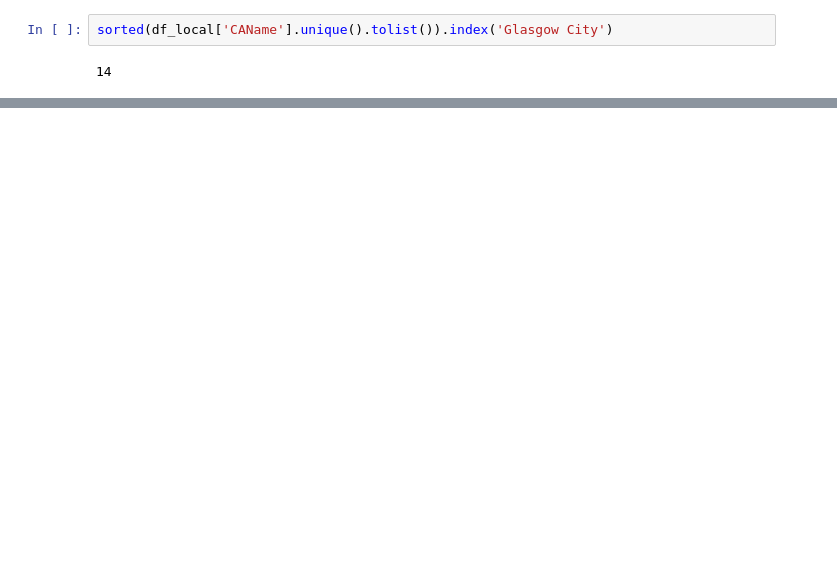
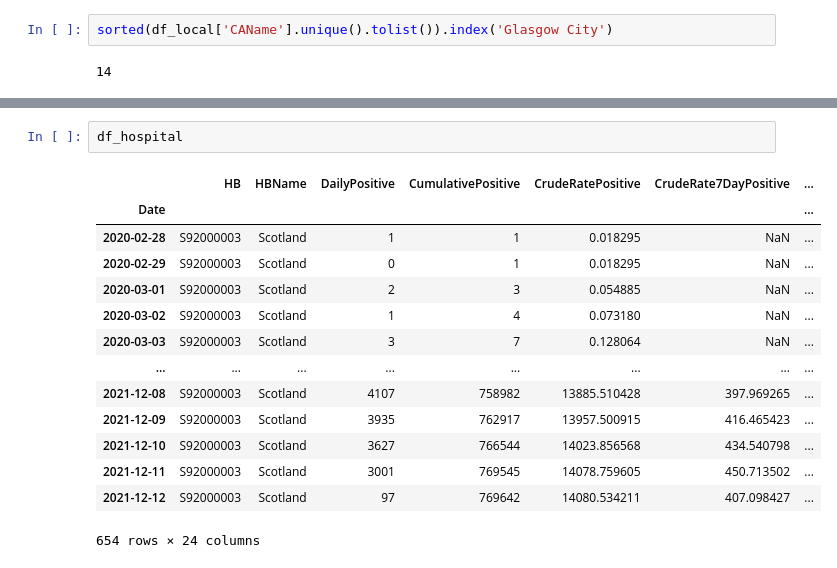
Before and after one commit to nowaycomputer/scotvid, a Jupyter notebook: dev/Scotvid.ipynb, the cells around one changed output, grey strips where cells are left out. Drawn from its saved outputs; the diff is of its cells as text; blank space fills up the shorter version.

```diff
--- a/dev/Scotvid.ipynb
+++ b/dev/Scotvid.ipynb
@@ -245,0 +280,17 @@ sorted(df_local['CAName'].unique().tolist()).index('Glasgow City')
+# %%
+df_hospital
+# %% [output]
+|  | HB | HBName | DailyPositive | CumulativePositive | CrudeRatePositive | CrudeRate7DayPositive | ... |
+| Date |  |  |  |  |  |  | ... |
+| 2020-02-28 | S92000003 | Scotland | 1 | 1 | 0.018295 | NaN | ... |
+| 2020-02-29 | S92000003 | Scotland | 0 | 1 | 0.018295 | NaN | ... |
+| 2020-03-01 | S92000003 | Scotland | 2 | 3 | 0.054885 | NaN | ... |
+| 2020-03-02 | S92000003 | Scotland | 1 | 4 | 0.073180 | NaN | ... |
+| 2020-03-03 | S92000003 | Scotland | 3 | 7 | 0.128064 | NaN | ... |
+| ... | ... | ... | ... | ... | ... | ... | ... |
+| 2021-12-08 | S92000003 | Scotland | 4107 | 758982 | 13885.510428 | 397.969265 | ... |
+| 2021-12-09 | S92000003 | Scotland | 3935 | 762917 | 13957.500915 | 416.465423 | ... |
+| 2021-12-10 | S92000003 | Scotland | 3627 | 766544 | 14023.856568 | 434.540798 | ... |
+| 2021-12-11 | S92000003 | Scotland | 3001 | 769545 | 14078.759605 | 450.713502 | ... |
+| 2021-12-12 | S92000003 | Scotland | 97 | 769642 | 14080.534211 | 407.098427 | ... |
+654 rows × 24 columns
```
Also changed, not shown: parts of 21 cells of this notebook.
